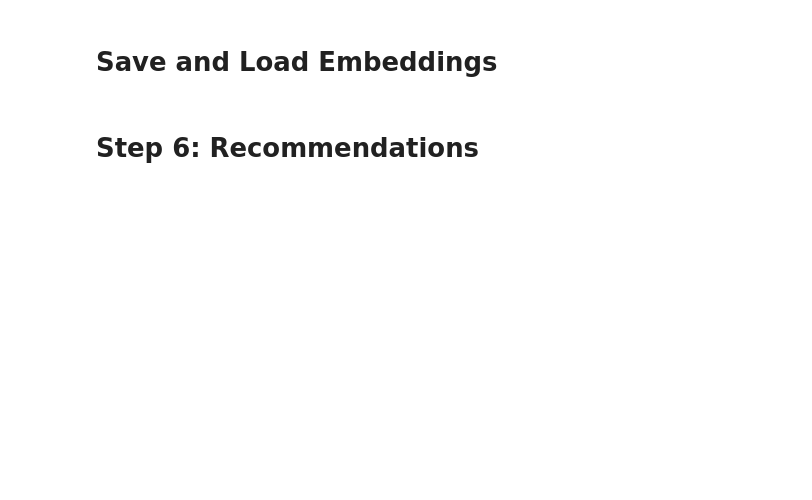
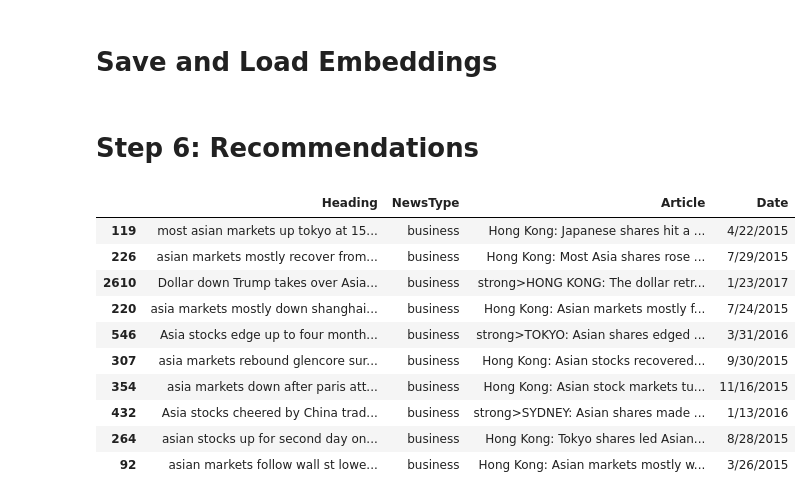
Before and after one commit to 611noorsaeed/All-Recommendations, a Jupyter notebook: Building_a_Context_Aware_Content_Recommendation_System_Using_BERT.ipynb, the cells around one changed output. Cells and saved outputs as stored; diff of their text form; code cells hidden in the pictures; blank space fills up the shorter version.

```diff
--- a/Building_a_Context_Aware_Content_Recommendation_System_Using_BERT.ipynb
+++ b/Building_a_Context_Aware_Content_Recommendation_System_Using_BERT.ipynb
@@ -148,20 +128,43 @@ embeddings = pickle.load(open('embeddings.pkl', 'rb'))
 # Step 6: Recommendations
 # %%
 # Function to recommend top N articles based on a search query
-def recommend_articles_from_search(query, df, model, num_recommendations=5):
+def recommend_articles_from_search(query, df, model, embeddings, num_recommendations=5):
     # Step 0: Clean Query
-    query = preprocess_text(query)
+    query = preprocess_text(query)  # Clean the query text (if needed)
+
     # Step 1: Get the embedding for the search query
     query_embedding = model.encode(query, convert_to_tensor=True)
 
+    # Ensure query_embedding and article embeddings are on the CPU
+    query_embedding = query_embedding.cpu()
+    embeddings_cpu = embeddings.cpu()
+
     # Step 2: Compute cosine similarity between the query and all article embeddings
-    similarities = cosine_similarity(query_embedding.reshape(1, -1), embeddings)
+    similarities = cosine_similarity(query_embedding.reshape(1, -1), embeddings_cpu)  # Query should be reshaped
 
     # Step 3: Get the indices of the top N most similar articles
-    similarities = similarities.flatten()  # Flatten the 2D array to 1D
-    top_indices = similarities.argsort()[-num_recommendations:][::-1]  # Get indices of top N
+    similarities = similarities.flatten()  # Flatten to 1D
+    top_indices = similarities.argsort()[-num_recommendations:][::-1]  # Get top N indices
 
     # Step 4: Retrieve the corresponding articles and their similarity scores
-    recommended_articles = df.iloc[top_indices][['Heading', 'NewsType', 'Article', 'Date']]
-    return recommended_articles, similarities[top_indices]
+    recommended_articles = df.iloc[top_indices][['Heading', 'NewsType', 'Article', 'Date']]  # Adjust columns as needed
+    return recommended_articles
+
+# Example usage of the recommendation function
+query = "Asian markets upswing"
+recommended_articles = recommend_articles_from_search(query, df, model, embeddings, num_recommendations=10)
+
+recommended_articles
+# %% [output]
+|  | Heading | NewsType | Article | Date |
+| 119 | most asian markets up tokyo at 15... | business | Hong Kong: Japanese shares hit a ... | 4/22/2015 |
+| 226 | asian markets mostly recover from... | business | Hong Kong: Most Asia shares rose ... | 7/29/2015 |
+| 2610 | Dollar down Trump takes over Asia... | business | strong>HONG KONG: The dollar retr... | 1/23/2017 |
+| 220 | asia markets mostly down shanghai... | business | Hong Kong: Asian markets mostly f... | 7/24/2015 |
+| 546 | Asia stocks edge up to four month... | business | strong>TOKYO: Asian shares edged ... | 3/31/2016 |
+| 307 | asia markets rebound glencore sur... | business | Hong Kong: Asian stocks recovered... | 9/30/2015 |
+| 354 | asia markets down after paris att... | business | Hong Kong: Asian stock markets tu... | 11/16/2015 |
+| 432 | Asia stocks cheered by China trad... | business | strong>SYDNEY: Asian shares made ... | 1/13/2016 |
+| 264 | asian stocks up for second day on... | business | Hong Kong: Tokyo shares led Asian... | 8/28/2015 |
+| 92 | asian markets follow wall st lowe... | business | Hong Kong: Asian markets mostly w... | 3/26/2015 |
 # %%
```
Also changed, not shown: parts of 10 cells of this notebook.
